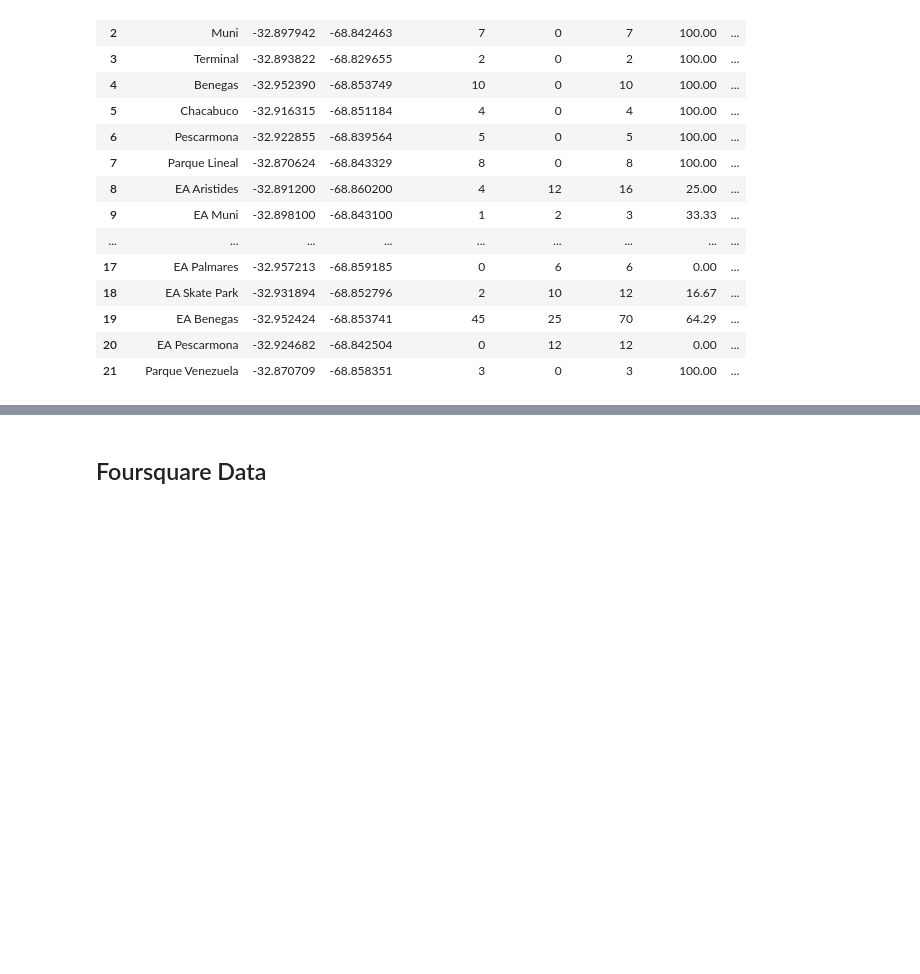
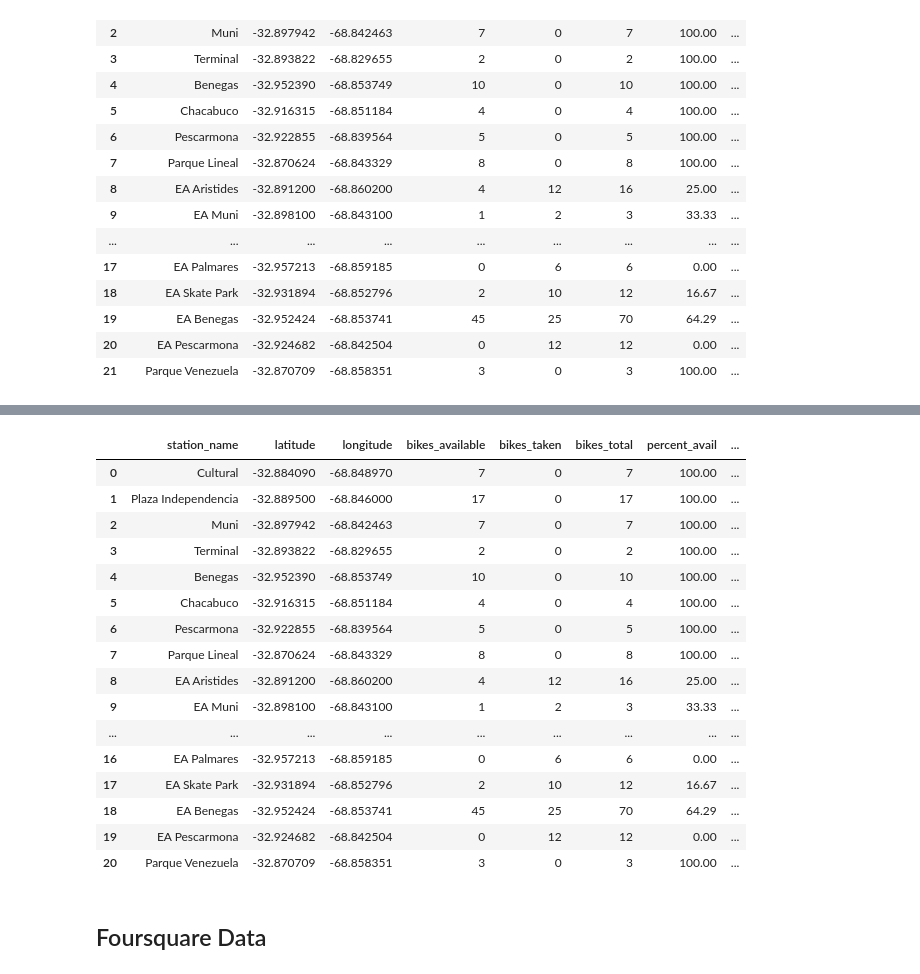
Before and after one commit to TayyubaK/Statistical-Modelling-Project, a Jupyter notebook: notebooks/EDA_part1_part2.ipynb, the cells around one changed output, grey strips where cells are left out. Drawn from its saved outputs; the diff is of its cells as text; code cells hidden in the pictures; blank space fills up the shorter version.

Commit message:
reset index for bikes_df_final

```diff
--- a/notebooks/EDA_part1_part2.ipynb
+++ b/notebooks/EDA_part1_part2.ipynb
@@ -79,0 +86,24 @@ bikes_df.to_csv('../data/bikes_df_eda.csv', index=False)
+# %%
+bikes_df_final = bikes_df.copy()
+# %%
+bikes_df_final = bikes_df_final[~((bikes_df_final['latitude'] == -32.9434) & (bikes_df_final['longitude'] == -68.818481))]
+bikes_df_final = bikes_df_final.reset_index(drop=True)
+bikes_df_final
+# %% [output]
+|  | station_name | latitude | longitude | bikes_available | bikes_taken | bikes_total | percent_avail | ... |
+| 0 | Cultural | -32.884090 | -68.848970 | 7 | 0 | 7 | 100.00 | ... |
+| 1 | Plaza Independencia | -32.889500 | -68.846000 | 17 | 0 | 17 | 100.00 | ... |
+| 2 | Muni | -32.897942 | -68.842463 | 7 | 0 | 7 | 100.00 | ... |
+| 3 | Terminal | -32.893822 | -68.829655 | 2 | 0 | 2 | 100.00 | ... |
+| 4 | Benegas | -32.952390 | -68.853749 | 10 | 0 | 10 | 100.00 | ... |
+| 5 | Chacabuco | -32.916315 | -68.851184 | 4 | 0 | 4 | 100.00 | ... |
+| 6 | Pescarmona | -32.922855 | -68.839564 | 5 | 0 | 5 | 100.00 | ... |
+| 7 | Parque Lineal | -32.870624 | -68.843329 | 8 | 0 | 8 | 100.00 | ... |
+| 8 | EA Aristides | -32.891200 | -68.860200 | 4 | 12 | 16 | 25.00 | ... |
+| 9 | EA Muni | -32.898100 | -68.843100 | 1 | 2 | 3 | 33.33 | ... |
+| ... | ... | ... | ... | ... | ... | ... | ... | ... |
+| 16 | EA Palmares | -32.957213 | -68.859185 | 0 | 6 | 6 | 0.00 | ... |
+| 17 | EA Skate Park | -32.931894 | -68.852796 | 2 | 10 | 12 | 16.67 | ... |
+| 18 | EA Benegas | -32.952424 | -68.853741 | 45 | 25 | 70 | 64.29 | ... |
+| 19 | EA Pescarmona | -32.924682 | -68.842504 | 0 | 12 | 12 | 0.00 | ... |
+| 20 | Parque Venezuela | -32.870709 | -68.858351 | 3 | 0 | 3 | 100.00 | ... |
```
Also changed, not shown: parts of 4 cells of this notebook.
